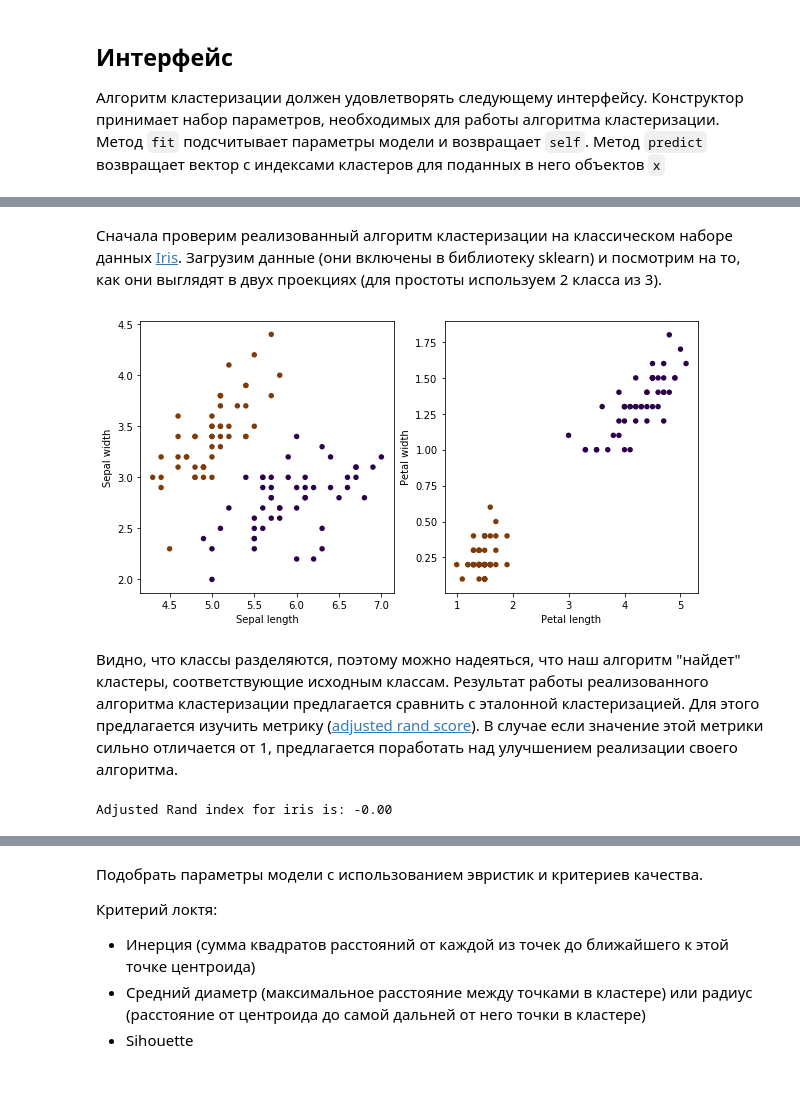
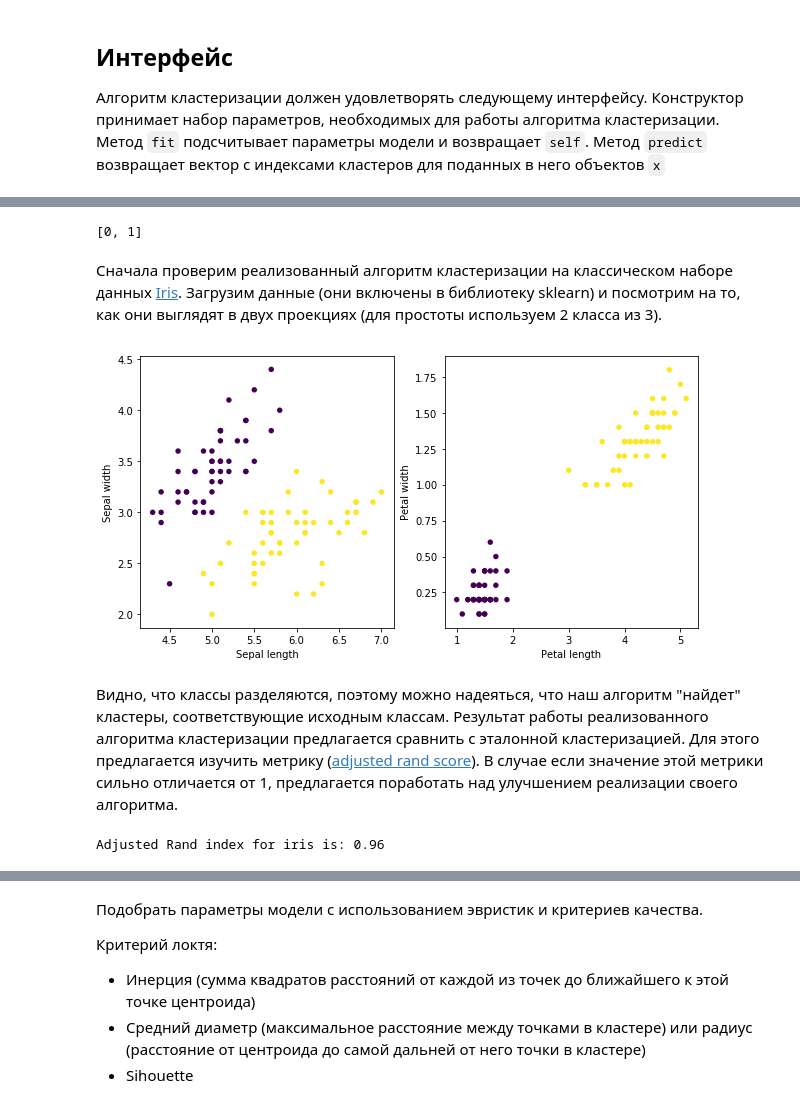
Before and after one commit to pyltsin/ipynb, a Jupyter notebook: otus/11(kmean)/homework-clustering.ipynb, the cells around one changed output, grey strips where cells are left out. Drawn from its saved outputs; the diff is of its cells as text; code cells hidden in the pictures.

```diff
--- a/otus/11(kmean)/homework-clustering.ipynb
+++ b/otus/11(kmean)/homework-clustering.ipynb
@@ -66,0 +85,4 @@ class Clustering(BaseEstimator, ClusterMixin):
+# %%
+regionQuery(np.array([[0,0]]), np.array([[1,1],[2,2],[3,3]]), 4)
+# %% [output]
+[0, 1]
@@ -69,26 +179,26 @@ class Clustering(BaseEstimator, ClusterMixin):
 # %%
 iris = ds.load_iris()
 x_iris = iris.data[:100]
 y_iris = iris.target[:100]
 
 pl.figure(figsize=(10, 5))
 
 pl.subplot(1, 2, 1)
-pl.scatter(x_iris[:, 0], x_iris[:, 1], c=y_iris, cmap=pl.cm.PuOr, lw=0, s=30)
+pl.scatter(x_iris[:, 0], x_iris[:, 1], c=y_iris, lw=0, s=30)
 plt.xlabel('Sepal length')
 plt.ylabel('Sepal width')
 
 pl.subplot(1, 2, 2)
-pl.scatter(x_iris[:, 2], x_iris[:, 3], c=y_iris, cmap=pl.cm.PuOr, lw=0, s=30)
+pl.scatter(x_iris[:, 2], x_iris[:, 3], c=y_iris, lw=0, s=30)
 plt.xlabel('Petal length')
 plt.ylabel('Petal width')
 pl.show()
 # %% [output]
-[figure, old version]
+[figure, new version]
 # %% [markdown]
 Видно, что классы разделяются, поэтому можно надеяться, что наш алгоритм "найдет" кластеры, соответствующие исходным классам. Результат работы реализованного алгоритма кластеризации предлагается сравнить с эталонной кластеризацией. Для этого предлагается изучить метрику ([adjusted rand score](http://scikit-learn.org/stable/modules/generated/sklearn.metrics.adjusted_rand_score.html)). В случае если значение этой метрики сильно отличается от 1, предлагается поработать над улучшением реализации своего алгоритма.
 # %%
-pred_iris = Clustering().fit_predict(x_iris)
+pred_iris = Clustering(0.7, 5).fit_predict(x_iris)
 print("Adjusted Rand index for iris is: %.2f" % smt.adjusted_rand_score(y_iris, pred_iris))
 # %% [output]
-Adjusted Rand index for iris is: -0.00
+Adjusted Rand index for iris is: 0.96
```
Also changed, not shown: parts of 16 cells of this notebook, 7 other files.
